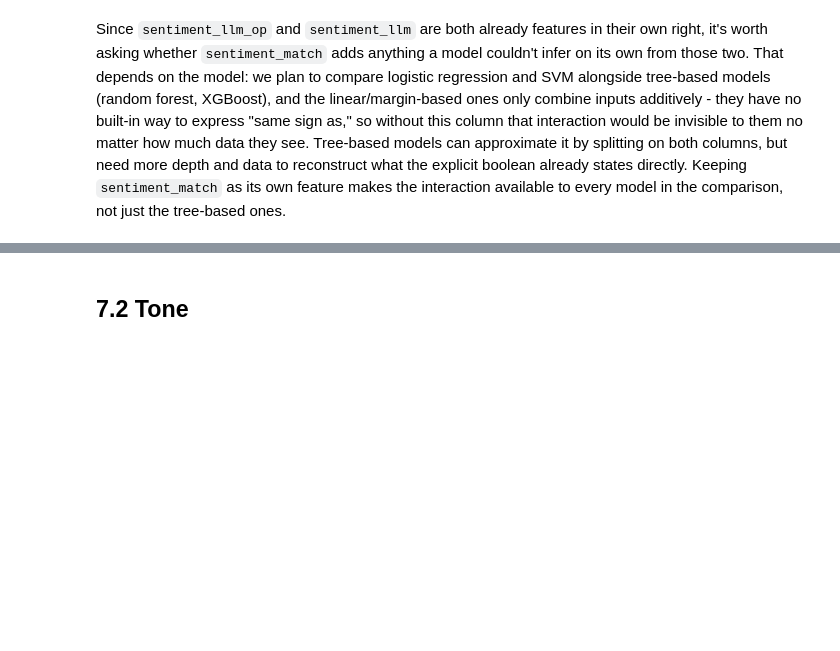
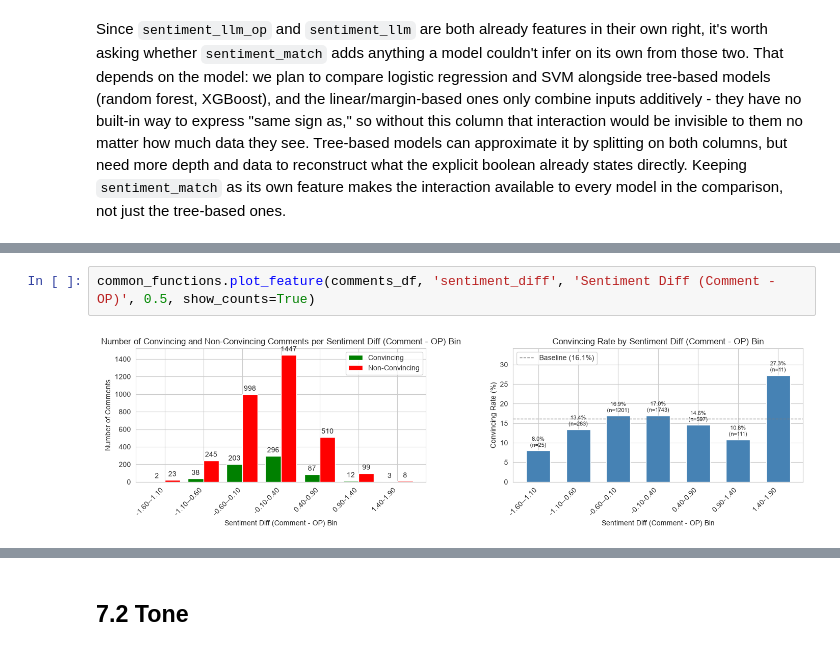
Before and after one commit to jct-nlp/change-my-view-2025, a Jupyter notebook: this work/03.3_feature_engineering_op_relation.ipynb, the cells around one changed output, grey strips where cells are left out. Drawn from its saved outputs; the diff is of its cells as text; blank space fills up the shorter version.

```diff
--- a/this work/03.3_feature_engineering_op_relation.ipynb
+++ b/this work/03.3_feature_engineering_op_relation.ipynb
@@ -245,0 +282,4 @@ Since `sentiment_llm_op` and `sentiment_llm` are both already features in their
+# %%
+common_functions.plot_feature(comments_df, 'sentiment_diff', 'Sentiment Diff (Comment - OP)', 0.5, show_counts=True)
+# %% [output]
+[figure, added]
```
Also changed, not shown: parts of 46 cells of this notebook, 1 other file.
